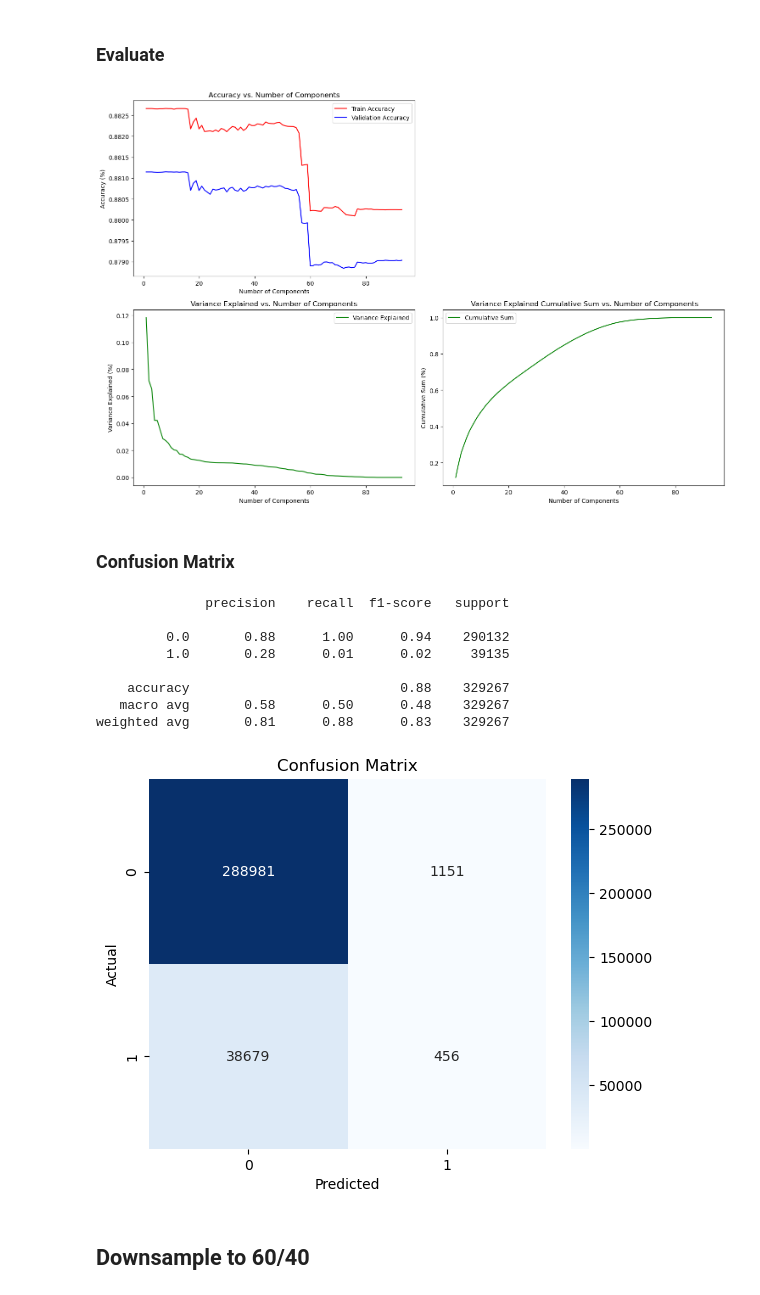
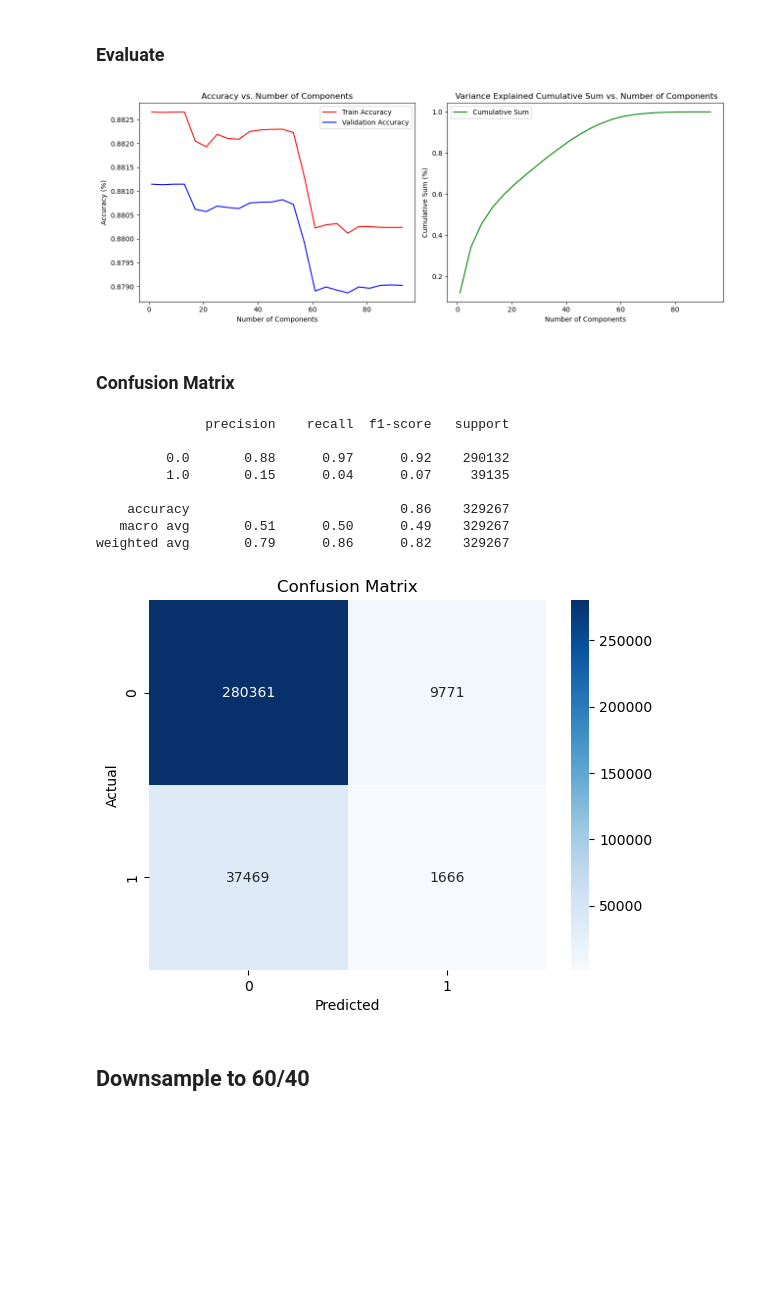
Before and after one commit to devenpatelmac/Loan-Default-Prediction, a Jupyter notebook: capstone_modeling.ipynb, the cells around one changed output. Cells and saved outputs as stored; diff of their text form; code cells hidden in the pictures; blank space fills up the shorter version.

```diff
--- a/capstone_modeling.ipynb
+++ b/capstone_modeling.ipynb
@@ -111,11 +113,12 @@ from sklearn.linear_model import LogisticRegression
 from sklearn.metrics import accuracy_score
 
 # range of n_components
-n_components = np.arange(1, 94, 1)
+n_components = range(1, 94, 4)
 
 # Create empty list for train and test accuracy and runtime
 train_accuracy = []
 test_accuracy = []
+expl_var = []
 
 # Loop through n_components and fit PCA
 for n in n_components:
@@ -124,16 +127,20 @@ for n in n_components:
     print(f'Fitting PCA with {n} components')
 
     # Instantiate and fit PCA
-    pca = PCA(n_components=n)
-    X_train_pca = pca.fit_transform(X_train_ss)
-    X_val_pca = pca.transform(X_val_ss)
+    pca1 = PCA(n_components=n)
+    X_train_pca = pca1.fit_transform(X_train_ss)
+    X_val_pca = pca1.transform(X_val_ss)
 
     # Instantiate and fit PCA data to Logistic Regression
-    log_reg = LogisticRegression(max_iter=10000)
-    log_reg.fit(X_train_pca, y_train)
+    log_reg1 = LogisticRegression(max_iter=10000)
+    log_reg1.fit(X_train_pca, y_train)
+
+    # Explained Variance
+    ev = pca1.explained_variance_ratio_.sum()
 
     # Evaluate the model
-    train_accuracy.append(log_reg.score(X_train_pca, y_train))
-    test_accuracy.append(log_reg.score(X_val_pca, y_val))
+    train_accuracy.append(log_reg1.score(X_train_pca, y_train))
+    test_accuracy.append(log_reg1.score(X_val_pca, y_val))
+    expl_var.append(ev)
 # %% [output]
 Fitting PCA with 1 components
@@ -155,5 +162 @@ Fitting PCA with 92 components
 Fitting PCA with 93 components
-# %%
-expl_var = pca.explained_variance_ratio_
-cumulative_sum = np.cumsum(expl_var)
-cumulative_sum
@@ -180,38 +163,30 @@ array([0.11831059, 0.18986522, 0.2553821 , 0.29768049, 0.33978896,
 # %% [markdown]
 ### Evaluate
 # %%
-# Create three subplots
-fig, ax = plt.subplots(3, 1, figsize=(15, 10))
+# Create two subplots
+fig, ax = plt.subplots(1, 2, figsize=(13, 5))
 
 # Accuracy vs. Number of Components
-plt.subplot(2, 2, 1)
+plt.subplot(1, 2, 1)
 plt.plot(n_components, train_accuracy, label='Train Accuracy', color='red')
 plt.plot(n_components, test_accuracy, label='Validation Accuracy', color='blue')
 plt.title('Accuracy vs. Number of Components')
 plt.xlabel('Number of Components')
 plt.ylabel('Accuracy (%)')
 plt.legend()
 
-# Variance Explained vs. Number of Components
-plt.subplot(2, 2, 3)
-plt.plot(n_components, expl_var, label='Variance Explained', color='green')
-plt.title('Variance Explained vs. Number of Components')
-plt.xlabel('Number of Components')
-plt.ylabel('Variance Explained (%)')
-plt.legend()
-
 # Cumulative Sum vs. Number of Components
-plt.subplot(2, 2, 4)
-plt.plot(n_components, cumulative_sum, label='Cumulative Sum', color='green')
+plt.subplot(1, 2, 2)
+plt.plot(n_components, expl_var, label='Cumulative Sum', color='green')
 plt.title(' Variance Explained Cumulative Sum vs. Number of Components')
 plt.xlabel('Number of Components')
 plt.ylabel('Cumulative Sum (%)')
 plt.legend()
 
 plt.tight_layout()
 plt.show()
 # %% [output]
-[figure, old version]
+[figure, new version]
 # %% [markdown]
 ### Confusion Matrix
 # %%
@@ -223,12 +198,12 @@ print(classification_report(y_val, log_reg.predict(X_val_pca)))
 # %% [output]
               precision    recall  f1-score   support
 
-         0.0       0.88      1.00      0.94    290132
-         1.0       0.28      0.01      0.02     39135
+         0.0       0.88      0.97      0.92    290132
+         1.0       0.15      0.04      0.07     39135
 
-    accuracy                           0.88    329267
-   macro avg       0.58      0.50      0.48    329267
-weighted avg       0.81      0.88      0.83    329267
+    accuracy                           0.86    329267
+   macro avg       0.51      0.50      0.49    329267
+weighted avg       0.79      0.86      0.82    329267
 # %%
 # import confusion matrix
 from sklearn.metrics import confusion_matrix
@@ -240,7 +215,7 @@ plt.xlabel('Predicted')
 plt.ylabel('Actual')
 plt.show()
 # %% [output]
-[figure, old version]
+[figure, new version]
 # %% [markdown]
 ## Downsample to 60/40
 # %%
```
Also changed, not shown: parts of 43 cells of this notebook.
